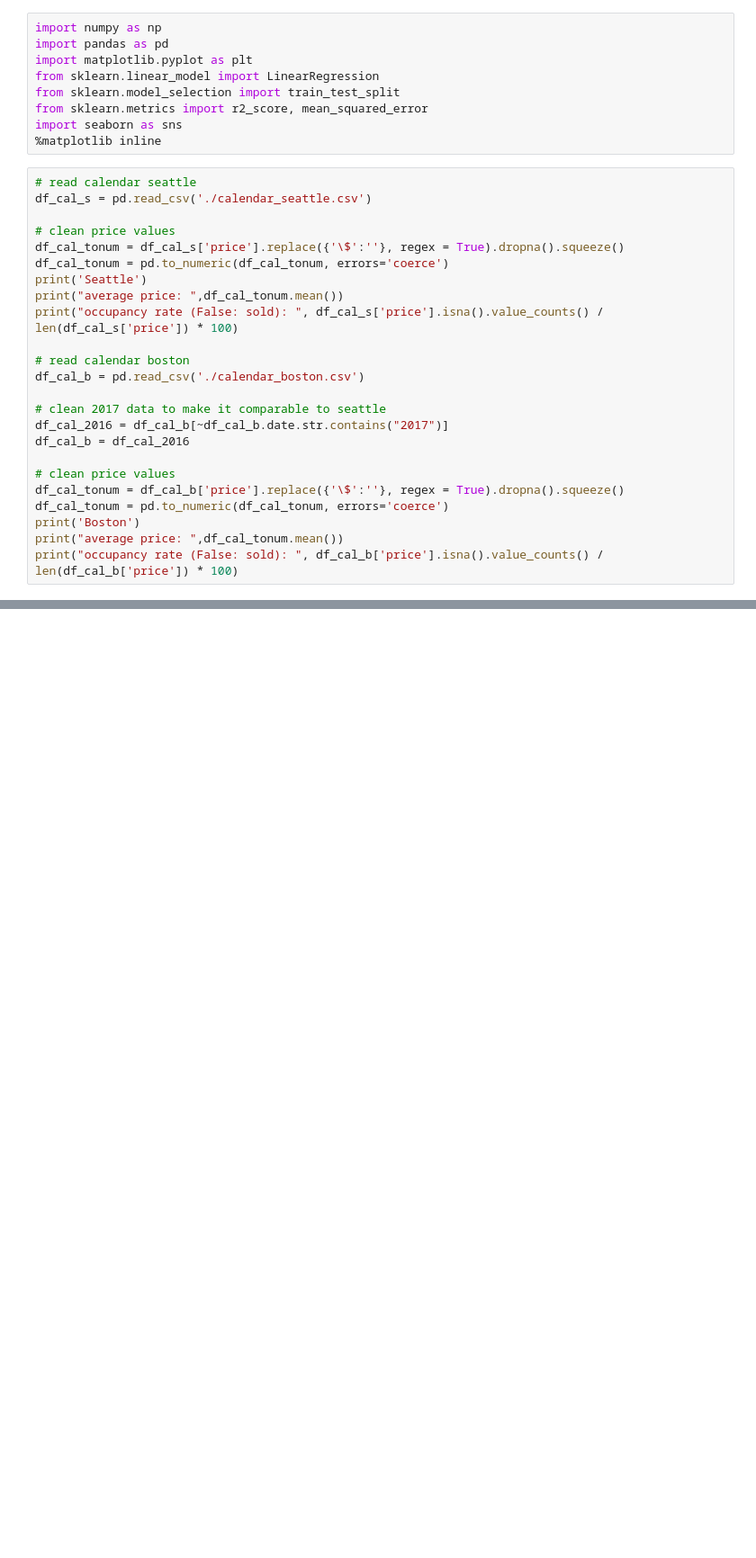
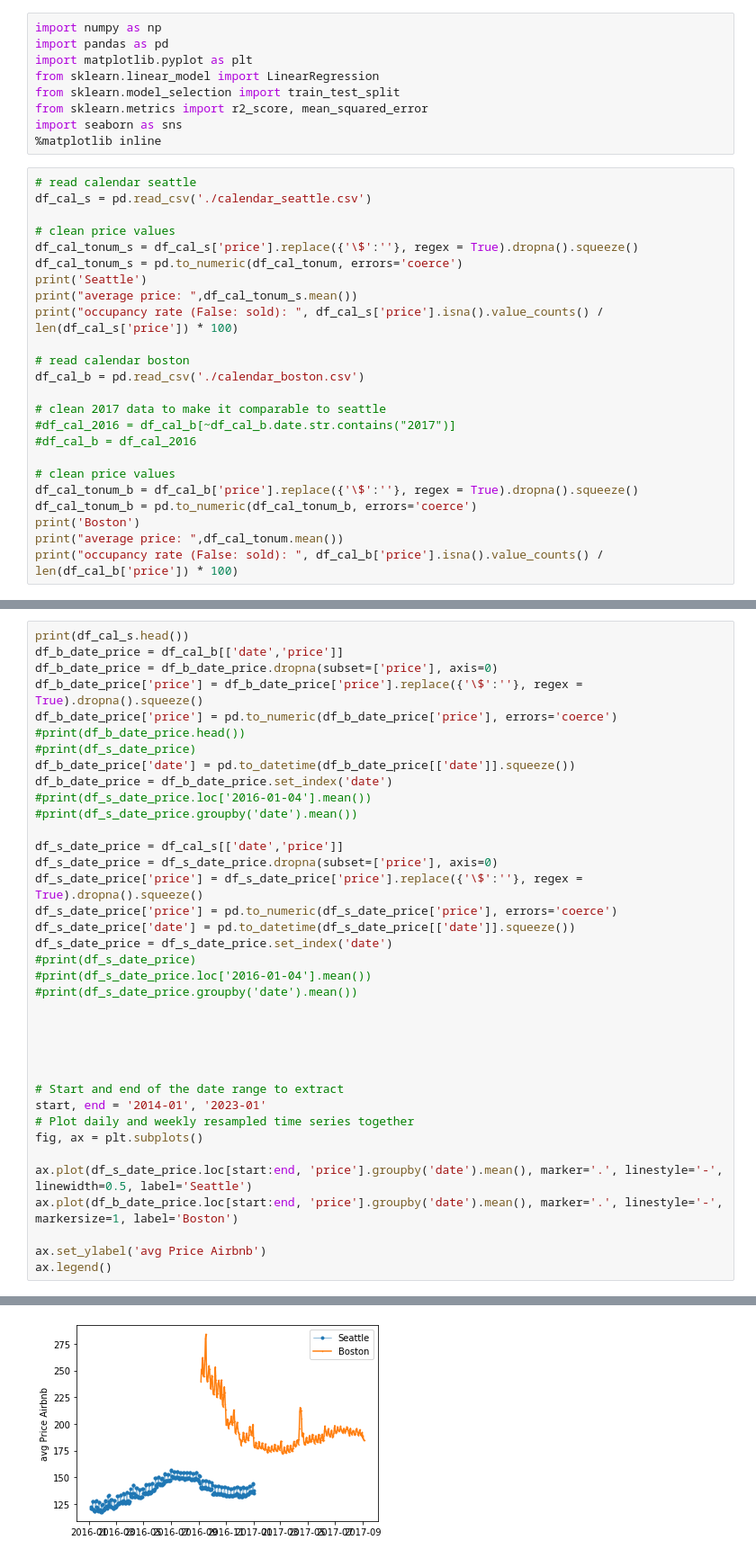
Before and after one commit to mx-hsl/data_science_airbnb, a Jupyter notebook: analysis.ipynb, the cells around one changed output, grey strips where cells are left out. Shown: that part at 90% size. Cells and saved outputs as stored; diff of their text form; blank space fills up the shorter version.

Commit message:
added price plot

```diff
--- a/analysis.ipynb
+++ b/analysis.ipynb
@@ -12,22 +12,22 @@ import seaborn as sns
 df_cal_s = pd.read_csv('./calendar_seattle.csv')
 
 # clean price values
-df_cal_tonum = df_cal_s['price'].replace({'\$':''}, regex = True).dropna().squeeze()
-df_cal_tonum = pd.to_numeric(df_cal_tonum, errors='coerce')
+df_cal_tonum_s = df_cal_s['price'].replace({'\$':''}, regex = True).dropna().squeeze()
+df_cal_tonum_s = pd.to_numeric(df_cal_tonum, errors='coerce')
 print('Seattle')
-print("average price: ",df_cal_tonum.mean())
+print("average price: ",df_cal_tonum_s.mean())
 print("occupancy rate (False: sold): ", df_cal_s['price'].isna().value_counts() / len(df_cal_s['price']) * 100)
 
 # read calendar boston
 df_cal_b = pd.read_csv('./calendar_boston.csv')
 
 # clean 2017 data to make it comparable to seattle
-df_cal_2016 = df_cal_b[~df_cal_b.date.str.contains("2017")]
-df_cal_b = df_cal_2016
+#df_cal_2016 = df_cal_b[~df_cal_b.date.str.contains("2017")]
+#df_cal_b = df_cal_2016
 
 # clean price values
-df_cal_tonum = df_cal_b['price'].replace({'\$':''}, regex = True).dropna().squeeze()
-df_cal_tonum = pd.to_numeric(df_cal_tonum, errors='coerce')
+df_cal_tonum_b = df_cal_b['price'].replace({'\$':''}, regex = True).dropna().squeeze()
+df_cal_tonum_b = pd.to_numeric(df_cal_tonum_b, errors='coerce')
 print('Boston')
 print("average price: ",df_cal_tonum.mean())
 print("occupancy rate (False: sold): ", df_cal_b['price'].isna().value_counts() / len(df_cal_b['price']) * 100)
@@ -44 +44,39 @@ False    45.435716
 Name: price, dtype: float64
+# %%
+print(df_cal_s.head())
+df_b_date_price = df_cal_b[['date','price']]
+df_b_date_price = df_b_date_price.dropna(subset=['price'], axis=0)
+df_b_date_price['price'] = df_b_date_price['price'].replace({'\$':''}, regex = True).dropna().squeeze()
+df_b_date_price['price'] = pd.to_numeric(df_b_date_price['price'], errors='coerce')
+#print(df_b_date_price.head())
+#print(df_s_date_price)
+df_b_date_price['date'] = pd.to_datetime(df_b_date_price[['date']].squeeze())
+df_b_date_price = df_b_date_price.set_index('date')
+#print(df_s_date_price.loc['2016-01-04'].mean())
+#print(df_s_date_price.groupby('date').mean())
+
+df_s_date_price = df_cal_s[['date','price']]
+df_s_date_price = df_s_date_price.dropna(subset=['price'], axis=0)
+df_s_date_price['price'] = df_s_date_price['price'].replace({'\$':''}, regex = True).dropna().squeeze()
+df_s_date_price['price'] = pd.to_numeric(df_s_date_price['price'], errors='coerce')
+df_s_date_price['date'] = pd.to_datetime(df_s_date_price[['date']].squeeze())
+df_s_date_price = df_s_date_price.set_index('date')
+#print(df_s_date_price)
+#print(df_s_date_price.loc['2016-01-04'].mean())
+#print(df_s_date_price.groupby('date').mean())
+
+
+
+
+
+# Start and end of the date range to extract
+start, end = '2014-01', '2023-01'
+# Plot daily and weekly resampled time series together
+fig, ax = plt.subplots()
+
+ax.plot(df_s_date_price.loc[start:end, 'price'].groupby('date').mean(), marker='.', linestyle='-', linewidth=0.5, label='Seattle')
+ax.plot(df_b_date_price.loc[start:end, 'price'].groupby('date').mean(), marker='.', linestyle='-', markersize=1, label='Boston')
+
+ax.set_ylabel('avg Price Airbnb')
+ax.legend()
+# %% [output]
@@ -45,3 +90,4 @@ Name: price, dtype: float64
+[figure, added]
 # %%
 def create_dummy_df(df, cat_cols, dummy_na):
     '''
```
Also changed, not shown: parts of 3 cells of this notebook.
